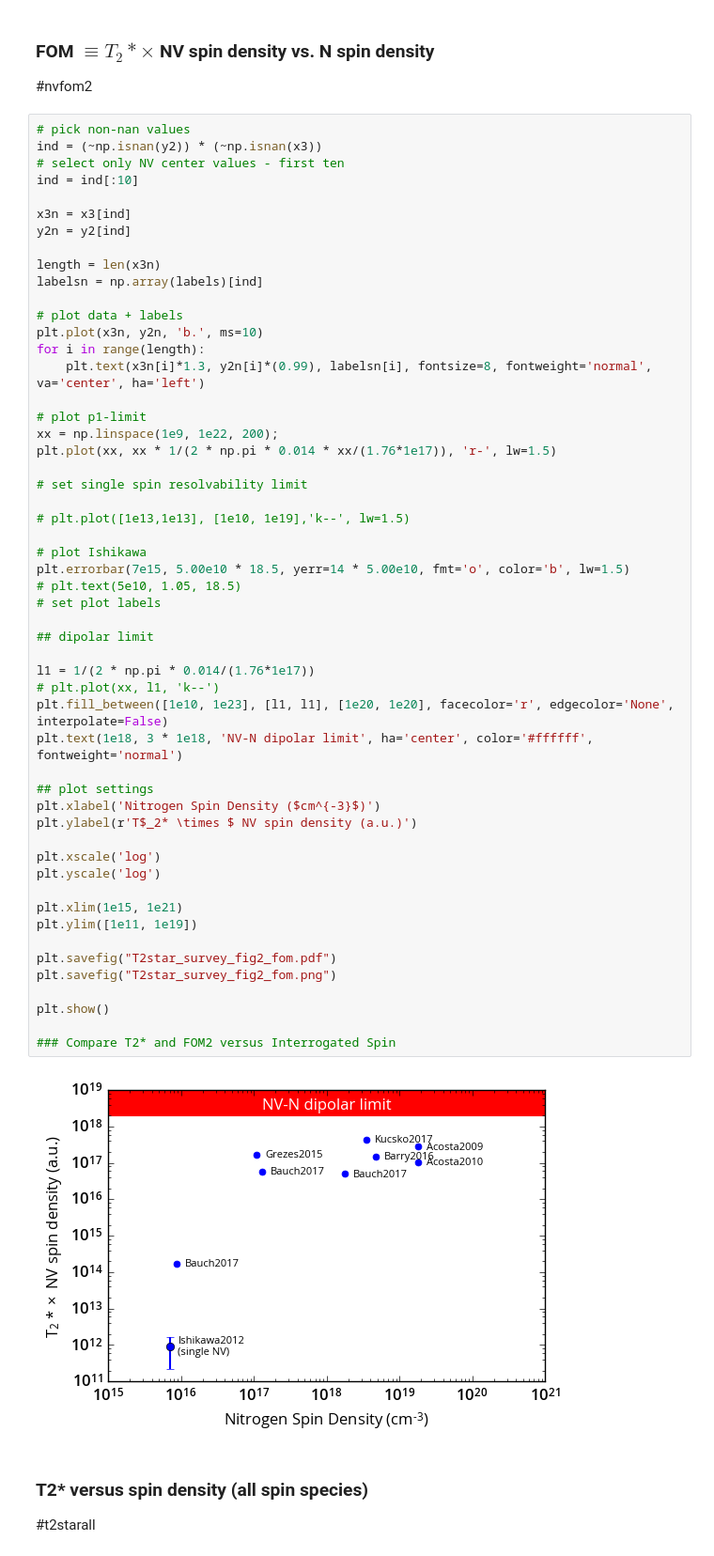
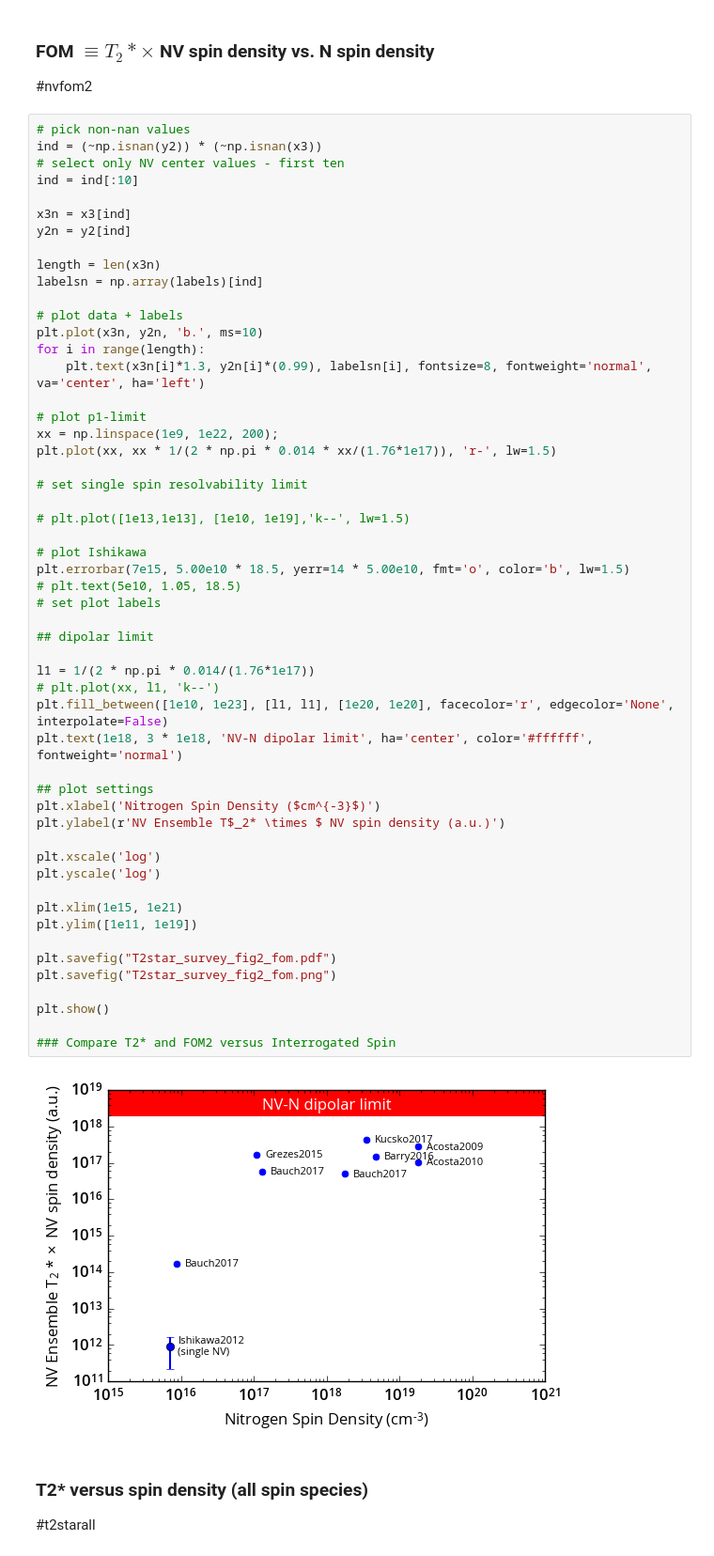
Before and after one commit to ebauch/NV_data, a Jupyter notebook: T2star_survey.ipynb, the cells around one changed output. Shown: that part at 94% size. Saved outputs shown, nothing was run; the diff lists cells and outputs as text.

Commit message:
added / updated FOM plots

```diff
--- a/T2star_survey.ipynb
+++ b/T2star_survey.ipynb
@@ -367,35 +367,35 @@ plt.plot(xx, xx * 1/(2 * np.pi * 0.014 * xx/(1.76*1e17)), 'r-', lw=1.5)
 # plt.plot([1e13,1e13], [1e10, 1e19],'k--', lw=1.5)
 
 # plot Ishikawa
 plt.errorbar(7e15, 5.00e10 * 18.5, yerr=14 * 5.00e10, fmt='o', color='b', lw=1.5)
 # plt.text(5e10, 1.05, 18.5)
 # set plot labels
 
 ## dipolar limit
 
 l1 = 1/(2 * np.pi * 0.014/(1.76*1e17))
 # plt.plot(xx, l1, 'k--')
 plt.fill_between([1e10, 1e23], [l1, l1], [1e20, 1e20], facecolor='r', edgecolor='None', interpolate=False)
 plt.text(1e18, 3 * 1e18, 'NV-N dipolar limit', ha='center', color='#ffffff', fontweight='normal')
 
 ## plot settings
 plt.xlabel('Nitrogen Spin Density ($cm^{-3}$)')
-plt.ylabel(r'T$_2* \times $ NV spin density (a.u.)')
+plt.ylabel(r'NV Ensemble T$_2* \times $ NV spin density (a.u.)')
 
 plt.xscale('log')
 plt.yscale('log')
 
 plt.xlim(1e15, 1e21)
 plt.ylim([1e11, 1e19])
 
 plt.savefig("T2star_survey_fig2_fom.pdf")
 plt.savefig("T2star_survey_fig2_fom.png")
 
 plt.show()
 
 ### Compare T2* and FOM2 versus Interrogated Spin
 # %% [output]
-[figure, old version]
+[figure, new version]
 # %% [markdown]
 ### T2* versus spin density (all spin species)
 #t2starall
```
Also changed, not shown: parts of 3 cells of this notebook.
